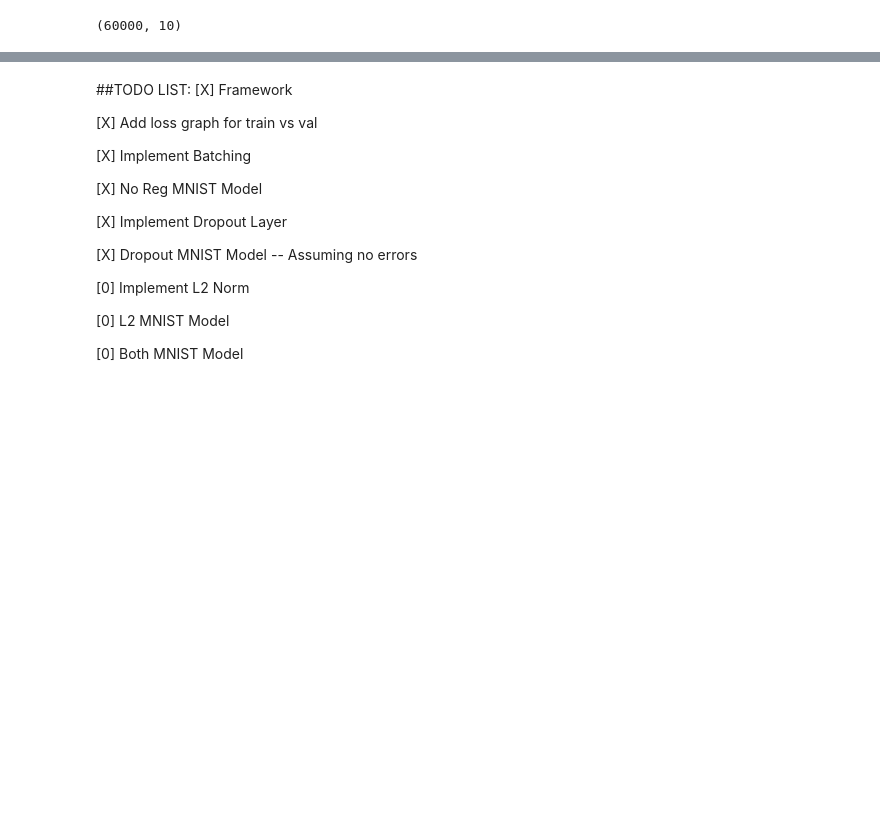
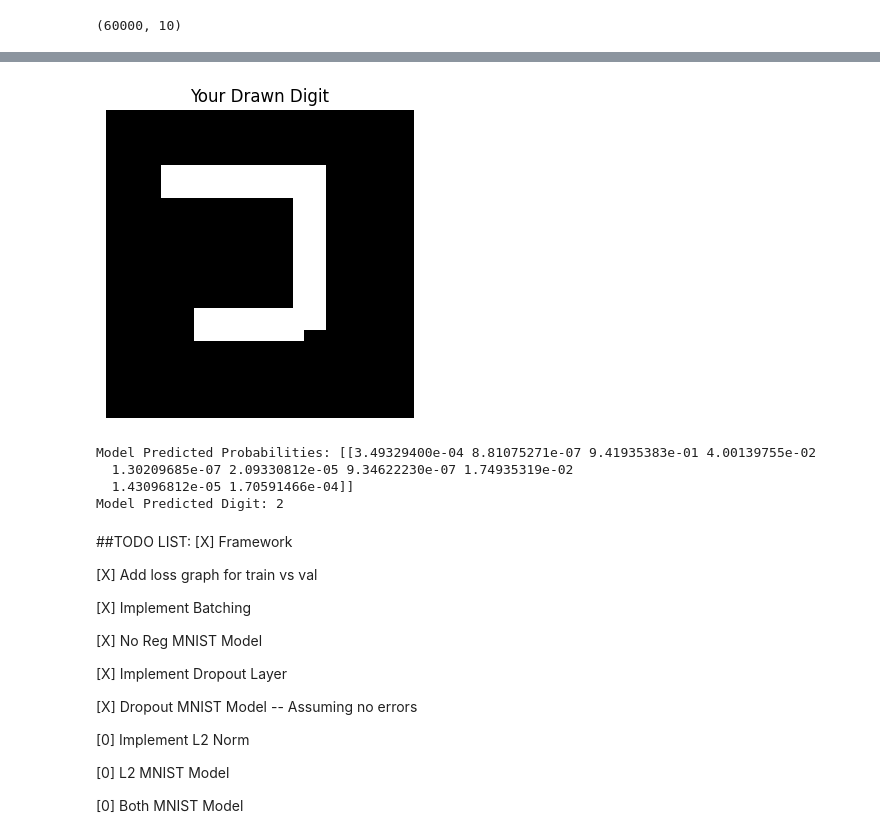
Before and after one commit to rylan-berry/DeepLearningIndependentStudy, a Jupyter notebook: RegularizationLab.ipynb, the cells around one changed output, grey strips where cells are left out. Drawn from its saved outputs; the diff is of its cells as text; code cells hidden in the pictures; blank space fills up the shorter version.

```diff
--- a/RegularizationLab.ipynb
+++ b/RegularizationLab.ipynb
@@ -675,5 +705,5 @@ plt.show()
 # %%
-do_model = Model([Dense(2,784,1024,512,activ="relu",f_activ="relu"),Dropout(512,0.4),Dense(1,512,256,10,f_activ="softmax")])
+do_model = Model([Dense(3,784,512,512,activ="relu",f_activ="relu"),Dropout(512,0.4),Dense(1,512,256,10,f_activ="softmax")])
 do_model.train(100, x_train[:10000],y_train[:10000],x_val[:500],y_val[:500],val_run=5, l_rate=0.01, batch_size=128)
 do_model(x_val[:5]).vals, y_val[:5].vals
 # %% [output]
@@ -740,3 +770,54 @@ plt.show()
+# %%
+# 1. Create a blank 28x28 canvas (all zeros, representing black pixels)
+drawn_image = np.zeros((28, 28), dtype=float)
+
+# --- USER DRAWING AREA ---
+# Instructions for drawing:
+# You can 'draw' by setting pixel values in the 'drawn_image' array.
+# Use 1.0 for white pixels (digit) and 0.0 for black (background).
+# Example: Drawing a simple '7'
+# Modify the 'drawn_image' array below to draw your digit.
+# You can set individual pixels: drawn_image[row, col] = 1.0
+# Or draw lines/shapes: drawn_image[start_row:end_row, start_col:end_col] = 1.0
+
+# Example drawing of a '7':
+drawn_image[5:8, 5:20] = 1.0 # Top horizontal bar
+drawn_image[5:20, 17:20] = 1.0 # Right vertical bar
+drawn_image[18:21, 8:18] = 1.0 # Diagonal-like stroke (simplified)
+
+# Feel free to clear the example above and draw your own number!
+# drawn_image = np.zeros((28, 28), dtype=float) # Uncomment to clear and start fresh
+# drawn_image[your_rows, your_cols] = 1.0 # Your drawing goes here
+# --- END USER DRAWING AREA ---
+
+
+# 2. Display the drawn image
+plt.figure(figsize=(4, 4))
+plt.imshow(drawn_image, cmap='gray')
+plt.title("Your Drawn Digit")
+plt.axis('off')
+plt.show()
+
+# 3. Preprocess the drawn image for the model
+# Flatten the 28x28 image to a 1x784 array
+# The model expects values between 0 and 1, which our drawing already uses.
+input_for_model = Values(drawn_image.reshape(1, 784), grads=False)
+
+# 4. Run through the model
+prediction_output = do_model(input_for_model)
+
+# 5. Display the prediction
+predicted_probabilities = prediction_output.vals
+predicted_digit = np.argmax(predicted_probabilities)
+
+print(f"\nModel Predicted Probabilities: {predicted_probabilities}")
+print(f"Model Predicted Digit: {predicted_digit}")
+# %% [output]
+[figure, added]
+Model Predicted Probabilities: [[3.49329400e-04 8.81075271e-07 9.41935383e-01 4.00139755e-02
+  1.30209685e-07 2.09330812e-05 9.34622230e-07 1.74935319e-02
+  1.43096812e-05 1.70591466e-04]]
+Model Predicted Digit: 2
 # %% [markdown]
 ##TODO LIST:
 [X] Framework
```
Also changed, not shown: parts of 10 cells of this notebook.
